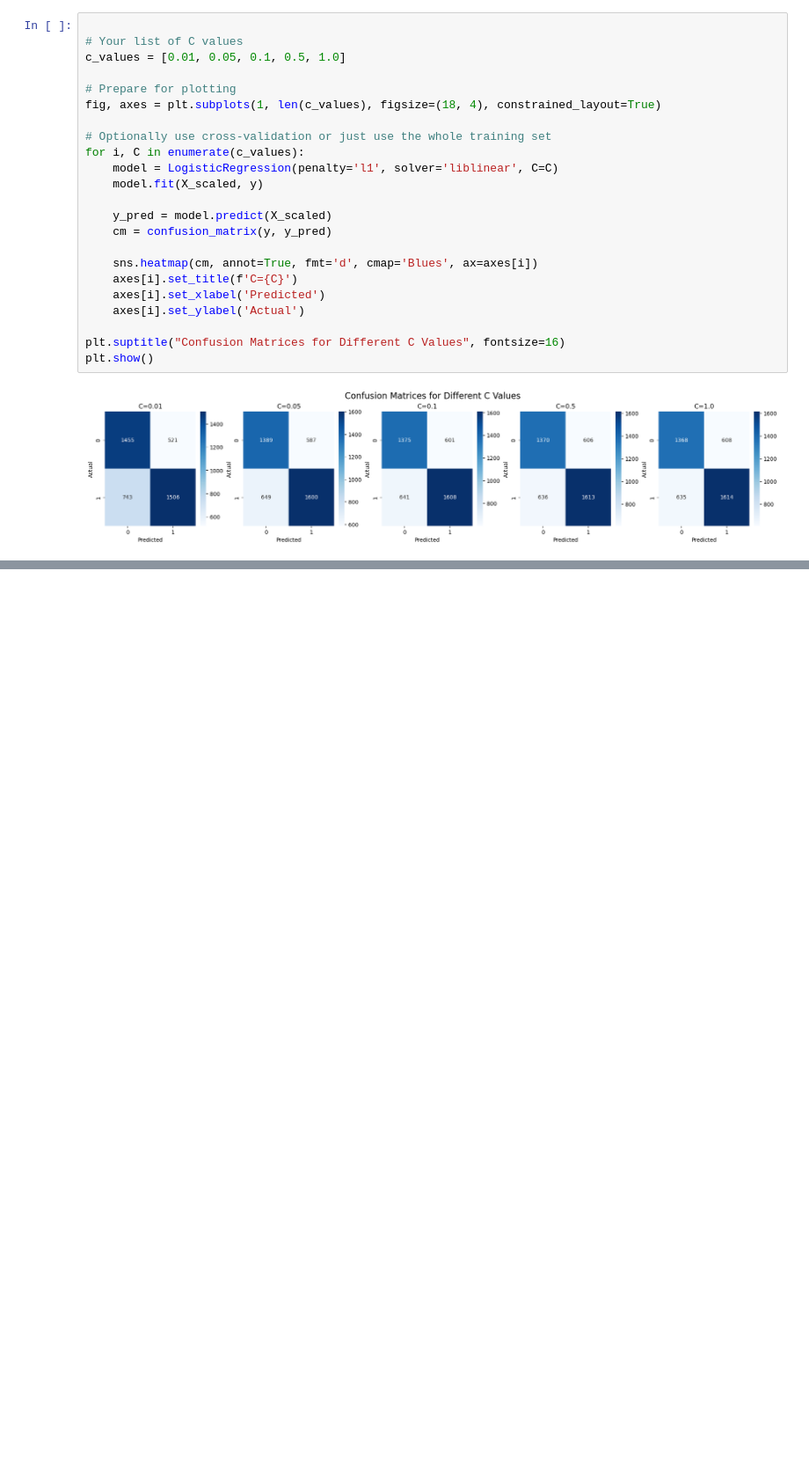
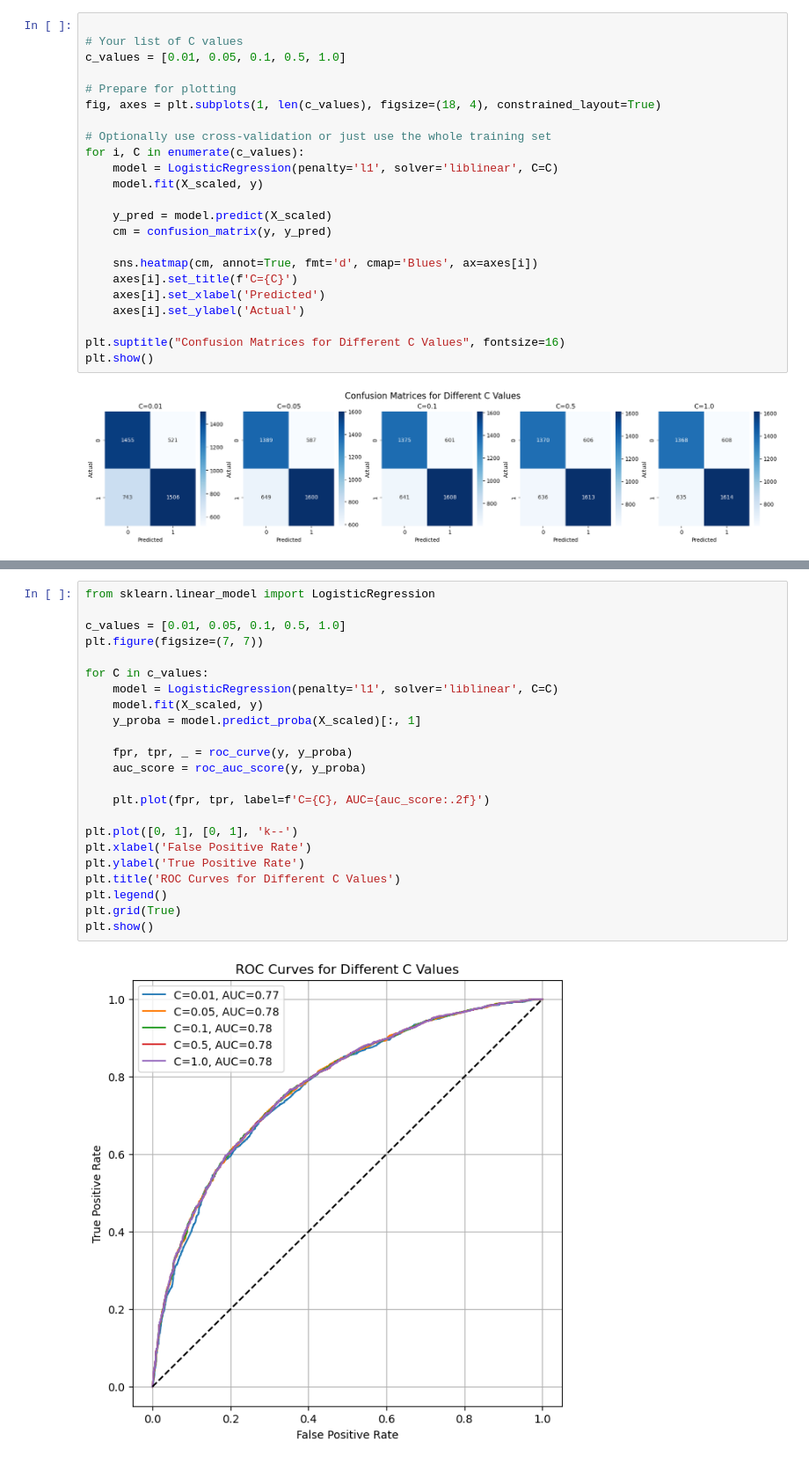
Before and after one commit to ABecker03/COGS209_Project, a Jupyter notebook: regression.ipynb, the cells around one changed output, grey strips where cells are left out. Shown at 88% size. Drawn from its saved outputs; the diff is of its cells as text; blank space fills up the shorter version.

```diff
--- a/regression.ipynb
+++ b/regression.ipynb
@@ -212,0 +235,25 @@ plt.show()
+# %%
+from sklearn.linear_model import LogisticRegression
+
+c_values = [0.01, 0.05, 0.1, 0.5, 1.0]
+plt.figure(figsize=(7, 7))
+
+for C in c_values:
+    model = LogisticRegression(penalty='l1', solver='liblinear', C=C)
+    model.fit(X_scaled, y)
+    y_proba = model.predict_proba(X_scaled)[:, 1]
+
+    fpr, tpr, _ = roc_curve(y, y_proba)
+    auc_score = roc_auc_score(y, y_proba)
+
+    plt.plot(fpr, tpr, label=f'C={C}, AUC={auc_score:.2f}')
+
+plt.plot([0, 1], [0, 1], 'k--')
+plt.xlabel('False Positive Rate')
+plt.ylabel('True Positive Rate')
+plt.title('ROC Curves for Different C Values')
+plt.legend()
+plt.grid(True)
+plt.show()
+# %% [output]
+[figure, added]
```
Also changed, not shown: parts of 4 cells of this notebook.
